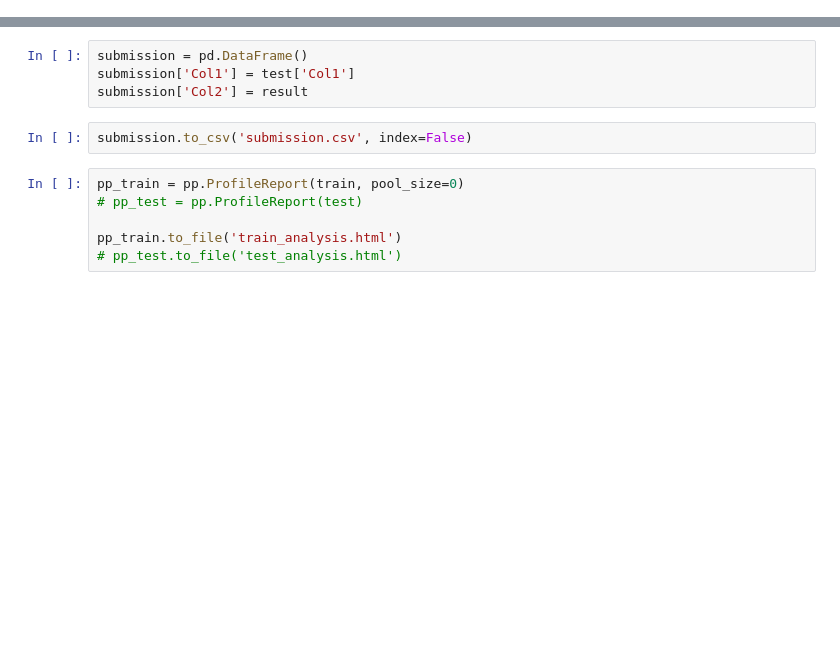
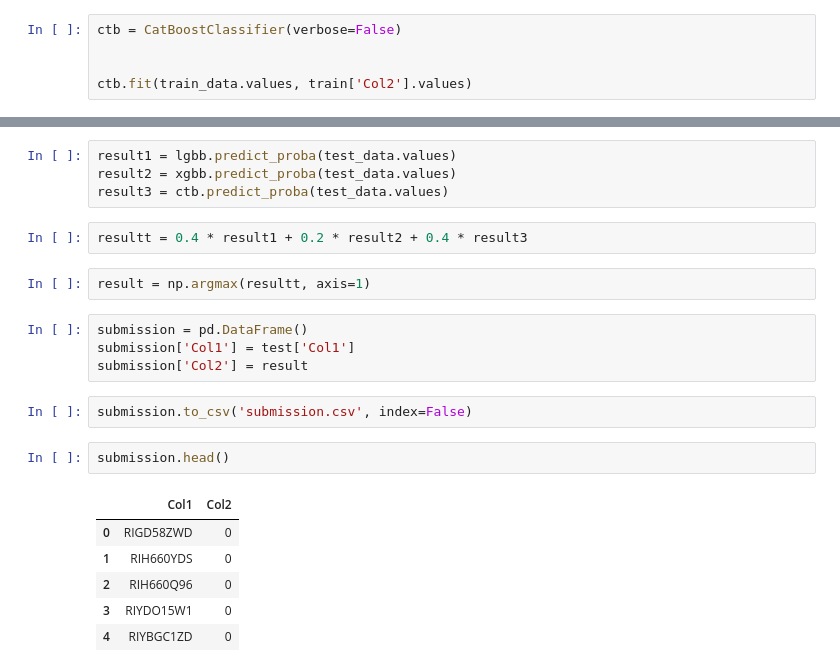
Before and after one commit to shivam13juna/HDFC_HackerEarth_Sep20, a Jupyter notebook: main_code_train-Copy1.ipynb, the cells around one changed output, grey strips where cells are left out. Saved outputs shown, nothing was run; the diff lists cells and outputs as text; blank space fills up the shorter version.

```diff
--- a/main_code_train-Copy1.ipynb
+++ b/main_code_train-Copy1.ipynb
@@ -157,0 +232,5 @@ sample.head()
+# %%
+ctb = CatBoostClassifier(verbose=False)
+
+
+ctb.fit(train_data.values, train['Col2'].values)
@@ -158,12 +239,23 @@ sample.head()
+# %%
+result1 = lgbb.predict_proba(test_data.values)
+result2 = xgbb.predict_proba(test_data.values)
+result3 = ctb.predict_proba(test_data.values)
+# %%
+resultt = 0.4 * result1 + 0.2 * result2 + 0.4 * result3
+# %%
+result = np.argmax(resultt, axis=1)
 # %%
 submission = pd.DataFrame()
 submission['Col1'] = test['Col1']
 submission['Col2'] = result
 # %%
 submission.to_csv('submission.csv', index=False)
-# %%
-pp_train = pp.ProfileReport(train, pool_size=0)
-# pp_test = pp.ProfileReport(test)
-
-pp_train.to_file('train_analysis.html')
-# pp_test.to_file('test_analysis.html')
+# %%
+submission.head()
+# %% [output]
+|  | Col1 | Col2 |
+| 0 | RIGD58ZWD | 0 |
+| 1 | RIH660YDS | 0 |
+| 2 | RIH660Q96 | 0 |
+| 3 | RIYDO15W1 | 0 |
+| 4 | RIYBGC1ZD | 0 |
```
Also changed, not shown: parts of 34 cells of this notebook, 9 other files.
